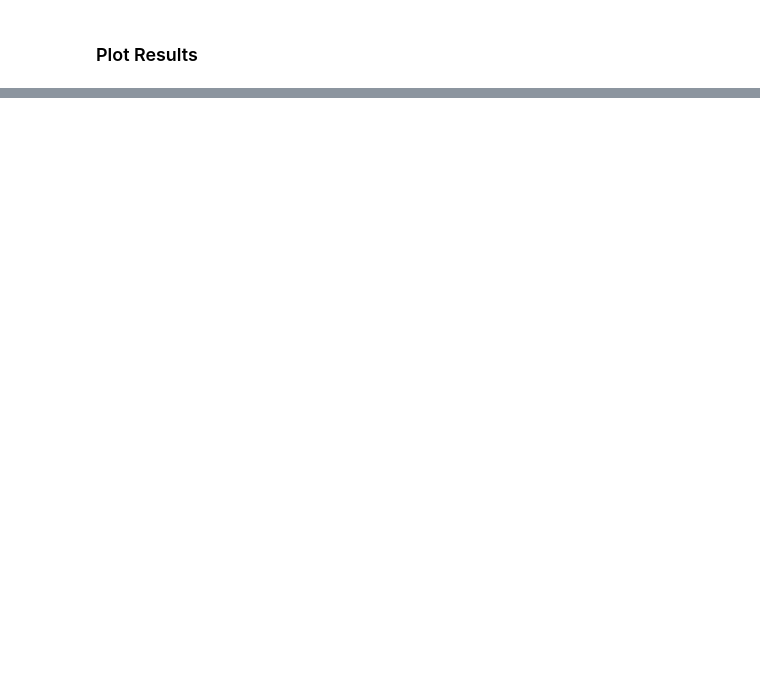
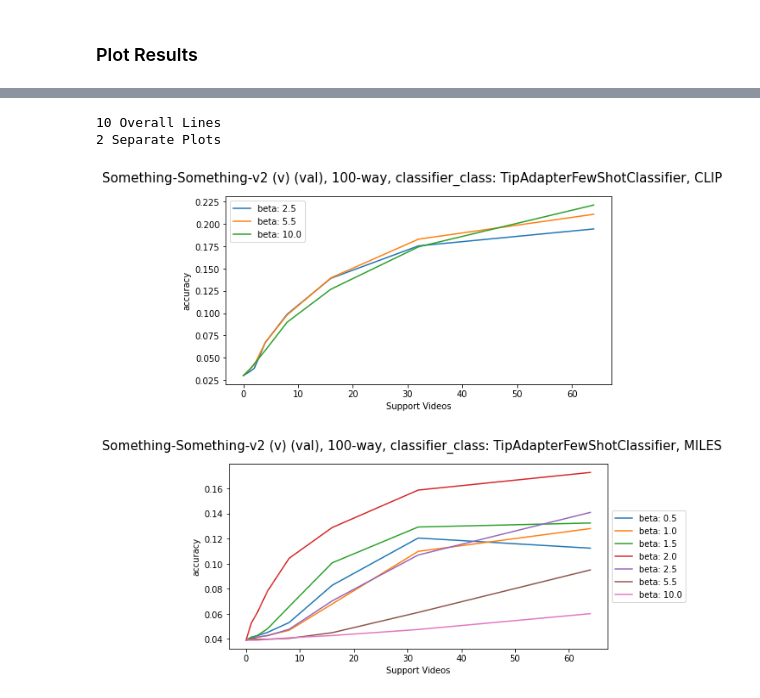
Before and after one commit to zanedurante/vlm_benchmark, a Jupyter notebook: vlm_param_tests.ipynb, the cells around one changed output, grey strips where cells are left out. Drawn from its saved outputs; the diff is of its cells as text; code cells hidden in the pictures; blank space fills up the shorter version.

```diff
--- a/vlm_param_tests.ipynb
+++ b/vlm_param_tests.ipynb
@@ -183,0 +248,19 @@ plot(
+# %%
+plot(
+    optimize_hyperparameters(
+        test_handler.results,
+        hyperparam_cols=["classifier.alpha", "classifier.finetune_epochs", "classifier.finetune_lr"],
+        average_over_cols=["n_way", "n_support"],
+        val_split="val",
+        test_split="val"
+    ),
+    x_col="n_support",
+    y_col="accuracy",
+    plot_descriptor_cols=["query_dataset", "n_way", "classifier_class", "vlm_class"],
+    line_descriptor_cols=["classifier.beta"]
+)
+# %% [output]
+10 Overall Lines
+2 Separate Plots
+[figure, added]
+[figure, added]
```
Also changed, not shown: parts of 13 cells of this notebook, 3 other files.
